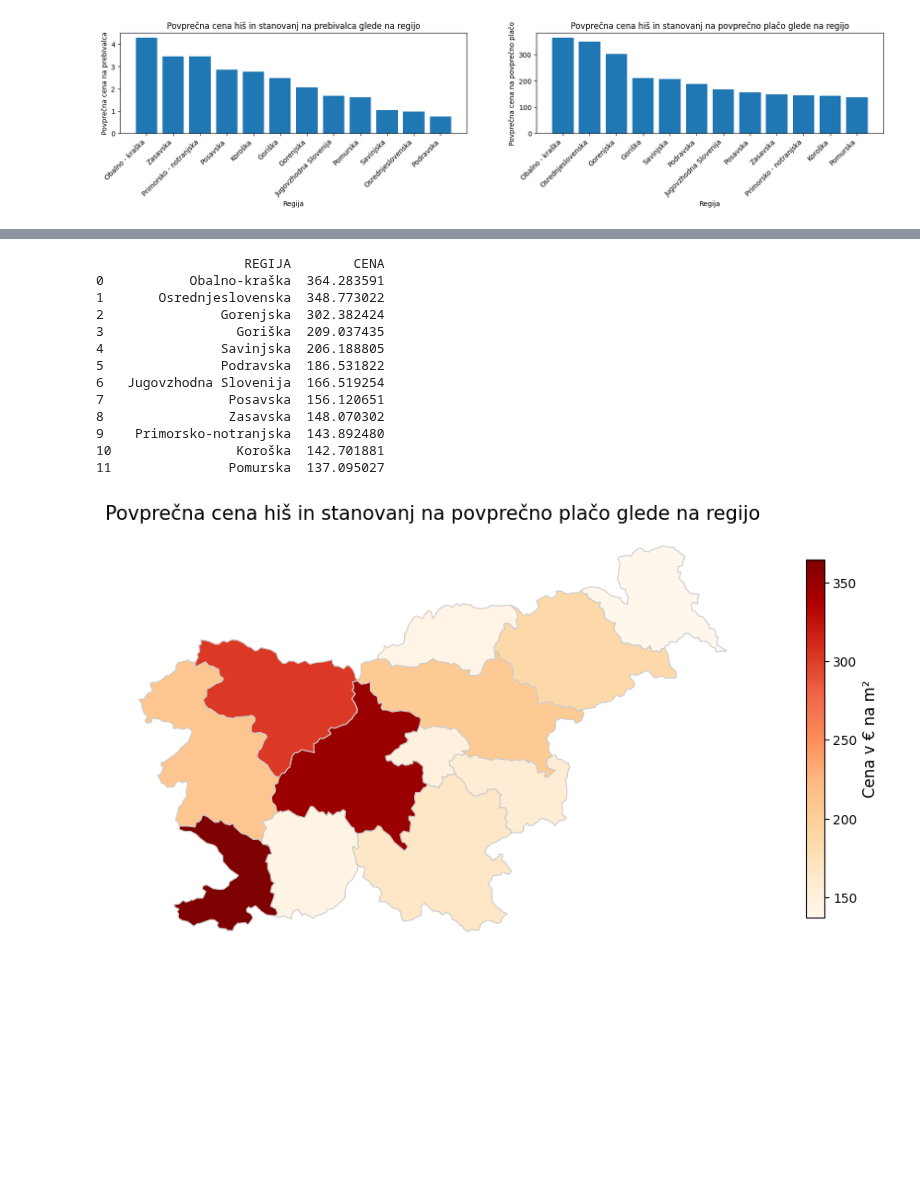
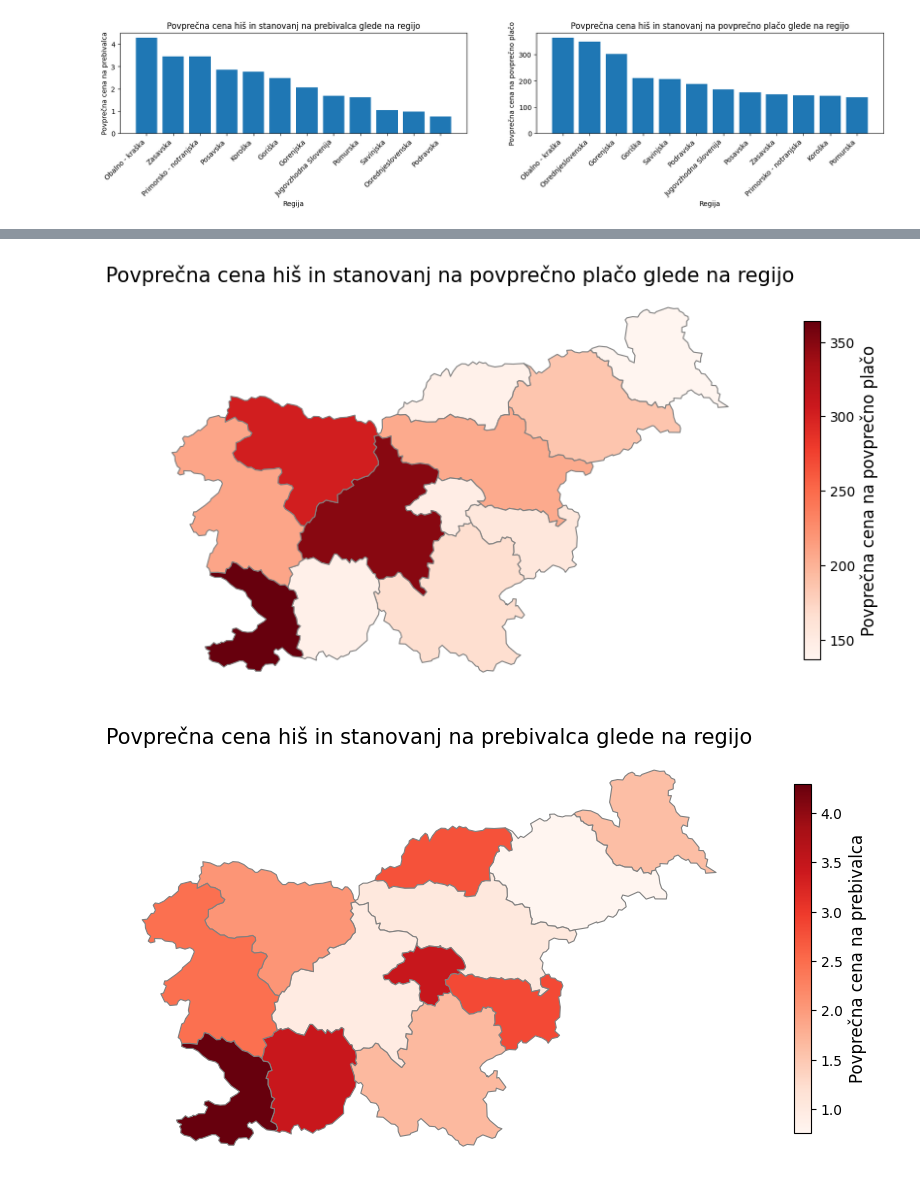
Before and after one commit to tthuma1/PR251, a Jupyter notebook: src/main.ipynb, the cells around one changed output, grey strips where cells are left out. Drawn from its saved outputs; the diff is of its cells as text; code cells hidden in the pictures; blank space fills up the shorter version.

Commit message:
added zemljevid cena na prebivalca

```diff
--- a/src/main.ipynb
+++ b/src/main.ipynb
@@ -18,11 +18,11 @@ import pandas as pd
 import matplotlib.pyplot as plt
 import python_data
 
-# bolha = pd.read_csv('../data/bolha.csv', sep=",")
-# mojikvadrati = pd.read_csv('../data/mojikvadrati.csv', sep=",")
-mojikvadrati2 = pd.read_csv('../data/kvadrati2/kvadrati.csv', sep=",")
-# nepremicnine_o = pd.read_csv('../data/nepremicnine_oddaja.csv', sep=",")
-nepremicnine = pd.read_csv('../data/nepremicnine/nepremicnine_prodaja.csv', sep=",")
+bolha = pd.read_csv('../data/bolha.csv', sep=",")
+mojikvadrati = pd.read_csv('../data/mojikvadrati.csv', sep=",")
+mojikvadrati2 = pd.read_csv('../data/mojikvadrati2.csv', sep=",")
+nepremicnine_o = pd.read_csv('../data/nepremicnine_oddaja.csv', sep=",")
+nepremicnine = pd.read_csv('../data/nepremicnine_prodaja.csv', sep=",")
 
 
 mojikvadrati2
@@ -259,48 +175,77 @@ import matplotlib as mpl
 gdf = gpd.read_file("../data/regije/statistical-regions-gurs-simplified.geojson")
 
 # 2. Primer podatkov
 df = pd.DataFrame({
     "REGIJA": [e.replace(" - ", "-") for e, _ in price_per_income],
     "CENA": [e for _, e in price_per_income]
 })
 
 # 3. Združi geo in podatke
 gdf = gdf.merge(df, left_on="name", right_on="REGIJA")
 
 # 4. Pripravi barvno lestvico
-fig, ax = plt.subplots(1, 1, figsize=(10, 8))
+fig, ax = plt.subplots(1, 1, figsize=(9, 7))
 
 # Barvna lestvica in normalizacija
-cmap = plt.cm.OrRd
+cmap = plt.cm.Reds
 norm = mpl.colors.Normalize(vmin=gdf["CENA"].min(), vmax=gdf["CENA"].max())
 
 # Nariši zemljevid
-gdf.plot(column="CENA", cmap=cmap, linewidth=0.8, ax=ax, edgecolor='0.8')
+gdf.plot(column="CENA", cmap=cmap, linewidth=0.8, ax=ax, edgecolor='0.5')
 
 # Ustvari barvno skalo (colorbar) s pravo labelo
 sm = mpl.cm.ScalarMappable(cmap=cmap, norm=norm)
 sm._A = []  # Hack za ScalarMappable brez podatkov
 # cbar = fig.colorbar(sm, ax=ax)
 cbar = fig.colorbar(sm, ax=ax, orientation='vertical', pad=0.07, fraction=0.025)
-cbar.set_label("Cena v € na m²", fontsize=12)
+cbar.set_label("Povprečna cena na povprečno plačo", fontsize=12)
 
 # Dodatki
 ax.set_title("Povprečna cena hiš in stanovanj na povprečno plačo glede na regijo", fontsize=15)
 ax.axis("off")
 
 plt.show()
 # %% [output]
-                   REGIJA        CENA
-0           Obalno-kraška  364.283591
-1       Osrednjeslovenska  348.773022
-2               Gorenjska  302.382424
-3                 Goriška  209.037435
-4               Savinjska  206.188805
-5               Podravska  186.531822
-6   Jugovzhodna Slovenija  166.519254
-7                Posavska  156.120651
-8                Zasavska  148.070302
-9    Primorsko-notranjska  143.892480
-10                Koroška  142.701881
-11               Pomurska  137.095027
-[figure, old version]
+[figure, new version]
+# %%
+import geopandas as gpd
+import pandas as pd
+import matplotlib.pyplot as plt
+import matplotlib as mpl
+
+# 1. Naloži geojson
+gdf = gpd.read_file("../data/regije/statistical-regions-gurs-simplified.geojson")
+
+# 2. Primer podatkov
+df = pd.DataFrame({
+    "REGIJA": [e.replace(" - ", "-") for e, _ in price_per_resident],
+    "CENA": [e for _, e in price_per_resident]
+})
+
+# 3. Združi geo in podatke
+gdf = gdf.merge(df, left_on="name", right_on="REGIJA")
+
+# 4. Pripravi barvno lestvico
+fig, ax = plt.subplots(1, 1, figsize=(9, 7))
+
+# Barvna lestvica in normalizacija
+cmap = plt.cm.Reds
+norm = mpl.colors.Normalize(vmin=gdf["CENA"].min(), vmax=gdf["CENA"].max())
+
+# Nariši zemljevid
+gdf.plot(column="CENA", cmap=cmap, linewidth=0.8, ax=ax, edgecolor='0.5')
+
+# Ustvari barvno skalo (colorbar) s pravo labelo
+sm = mpl.cm.ScalarMappable(cmap=cmap, norm=norm)
+sm._A = []  # Hack za ScalarMappable brez podatkov
+# cbar = fig.colorbar(sm, ax=ax)
+cbar = fig.colorbar(sm, ax=ax, orientation='vertical', pad=0.07, fraction=0.025)
+cbar.set_label("Povprečna cena na prebivalca", fontsize=12)
+
+# Dodatki
+ax.set_title("Povprečna cena hiš in stanovanj na prebivalca glede na regijo", fontsize=15)
+ax.axis("off")
+
+plt.show()
+# %% [output]
+[figure, added]
```
Also changed, not shown: parts of 3 cells of this notebook.
